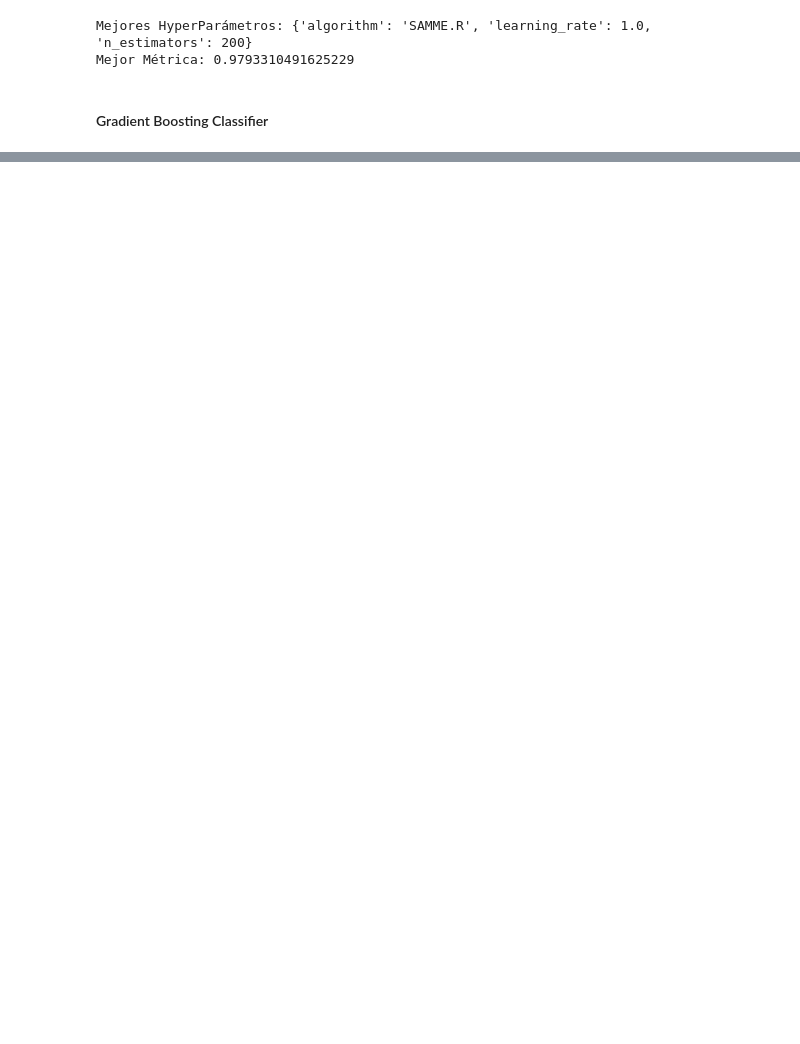
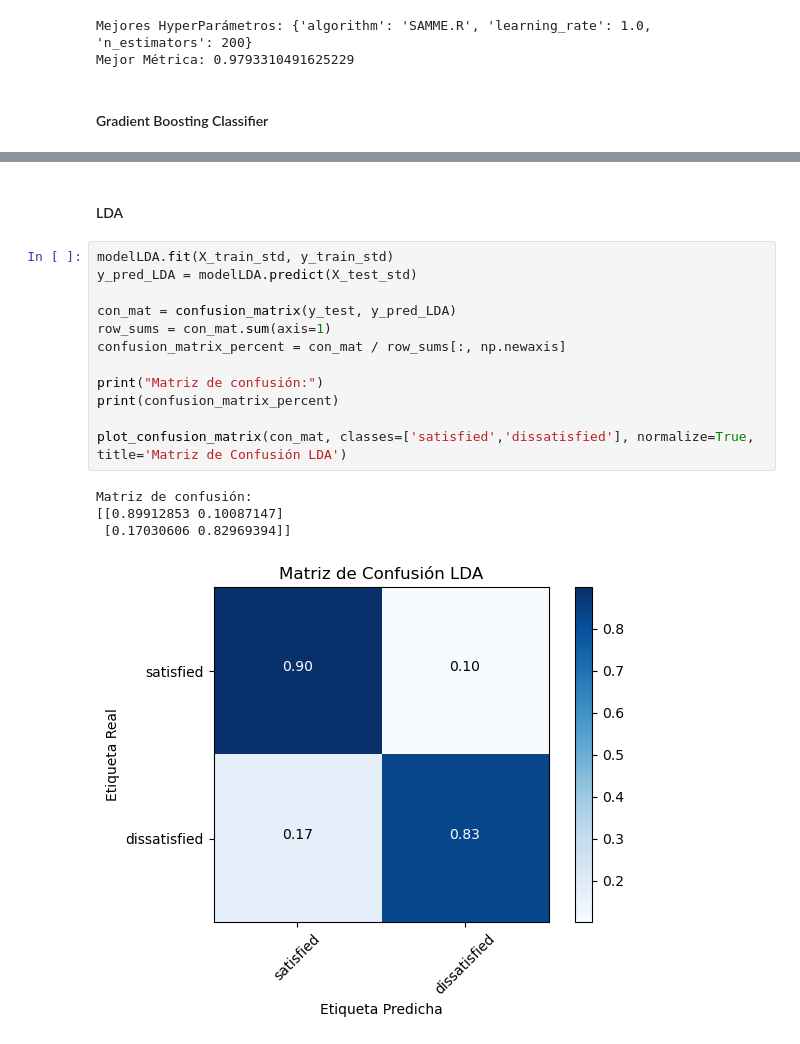
Before and after one commit to am23006810/StatisticalLearningI-ProyectoFinal, a Jupyter notebook: proyectofinal.ipynb, the cells around one changed output, grey strips where cells are left out. Cells and saved outputs as stored; diff of their text form; blank space fills up the shorter version.

```diff
--- a/proyectofinal.ipynb
+++ b/proyectofinal.ipynb
@@ -765,0 +802,19 @@ Mejor Métrica: 0.9944580197645748
+# %% [markdown]
+#### LDA
+# %%
+modelLDA.fit(X_train_std, y_train_std)
+y_pred_LDA = modelLDA.predict(X_test_std)
+
+con_mat = confusion_matrix(y_test, y_pred_LDA)
+row_sums = con_mat.sum(axis=1)
+confusion_matrix_percent = con_mat / row_sums[:, np.newaxis]
+
+print("Matriz de confusión:")
+print(confusion_matrix_percent)
+
+plot_confusion_matrix(con_mat, classes=['satisfied','dissatisfied'], normalize=True, title='Matriz de Confusión LDA')
+# %% [output]
+Matriz de confusión:
+[[0.89912853 0.10087147]
+ [0.17030606 0.82969394]]
+[figure, added]
```
Also changed, not shown: parts of 28 cells of this notebook.
